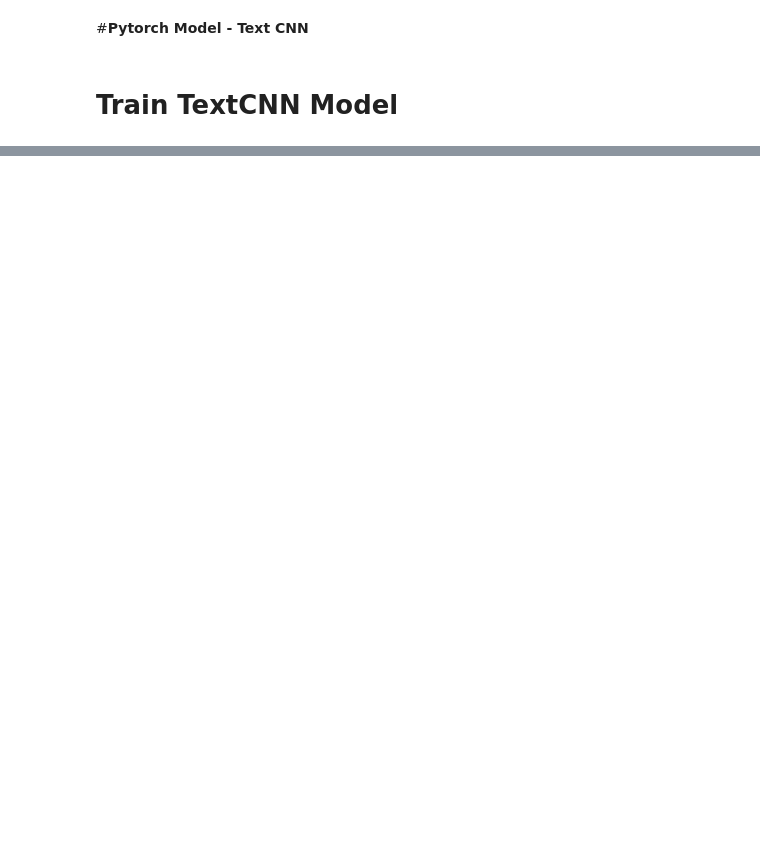
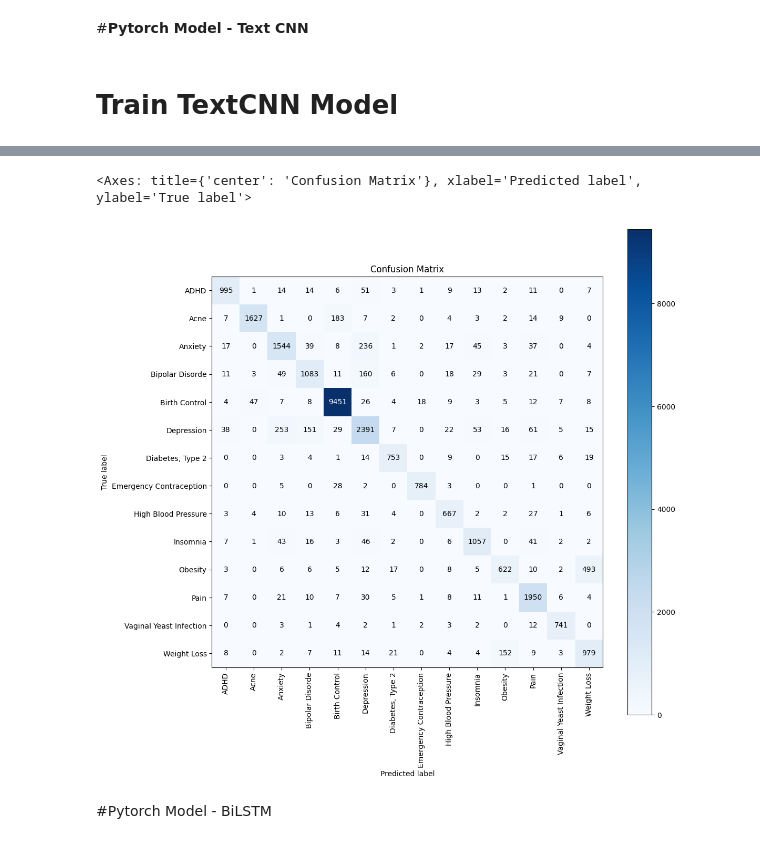
Before and after one commit to ArslanAmanov/AI-ML-DL, a Jupyter notebook: Kaggle Projects /UCI ML drug dataset/uci_ml drug test project NLP_multiclass classific.ipynb, the cells around one changed output, grey strips where cells are left out. Drawn from its saved outputs; the diff is of its cells as text; code cells hidden in the pictures; blank space fills up the shorter version.

Commit message:
Pytorch

```diff
--- a/Kaggle Projects /UCI ML drug dataset/uci_ml drug test project NLP_multiclass classific.ipynb
+++ b/Kaggle Projects /UCI ML drug dataset/uci_ml drug test project NLP_multiclass classific.ipynb
@@ -404,0 +420,13 @@ ValueError: ignored
+# %%
+import scikitplot as skplt
+y_true = [le.classes_[x] for x in test_y]
+y_pred = [le.classes_[x] for x in val_preds.argmax(axis=1)]
+skplt.metrics.plot_confusion_matrix(
+    y_true,
+    y_pred,
+    figsize=(12,12),x_tick_rotation=90)
+# %% [output]
+<Axes: title={'center': 'Confusion Matrix'}, xlabel='Predicted label', ylabel='True label'>
+[figure, added]
+# %% [markdown]
+#Pytorch Model - BiLSTM
```
Also changed, not shown: parts of 8 cells of this notebook.
